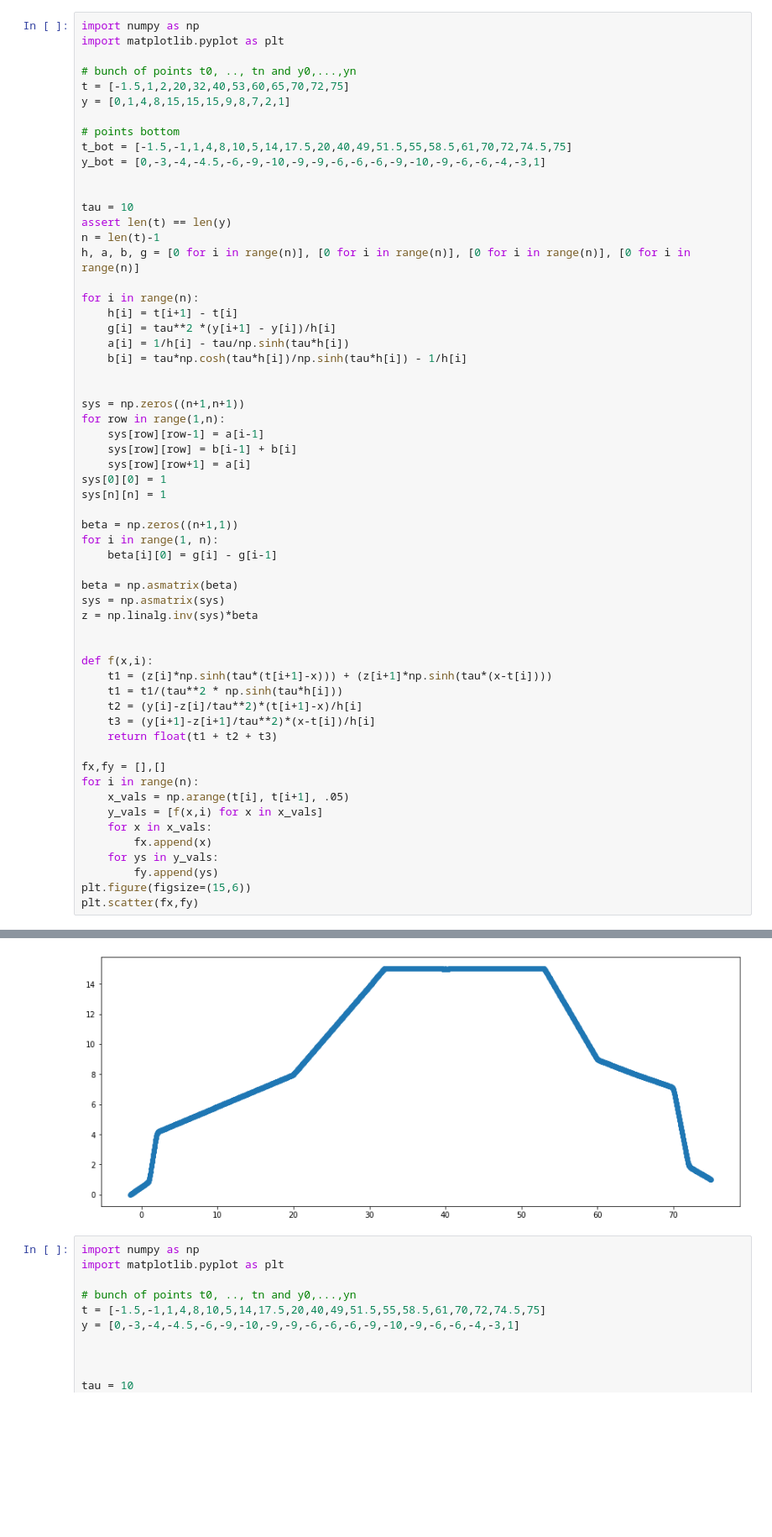
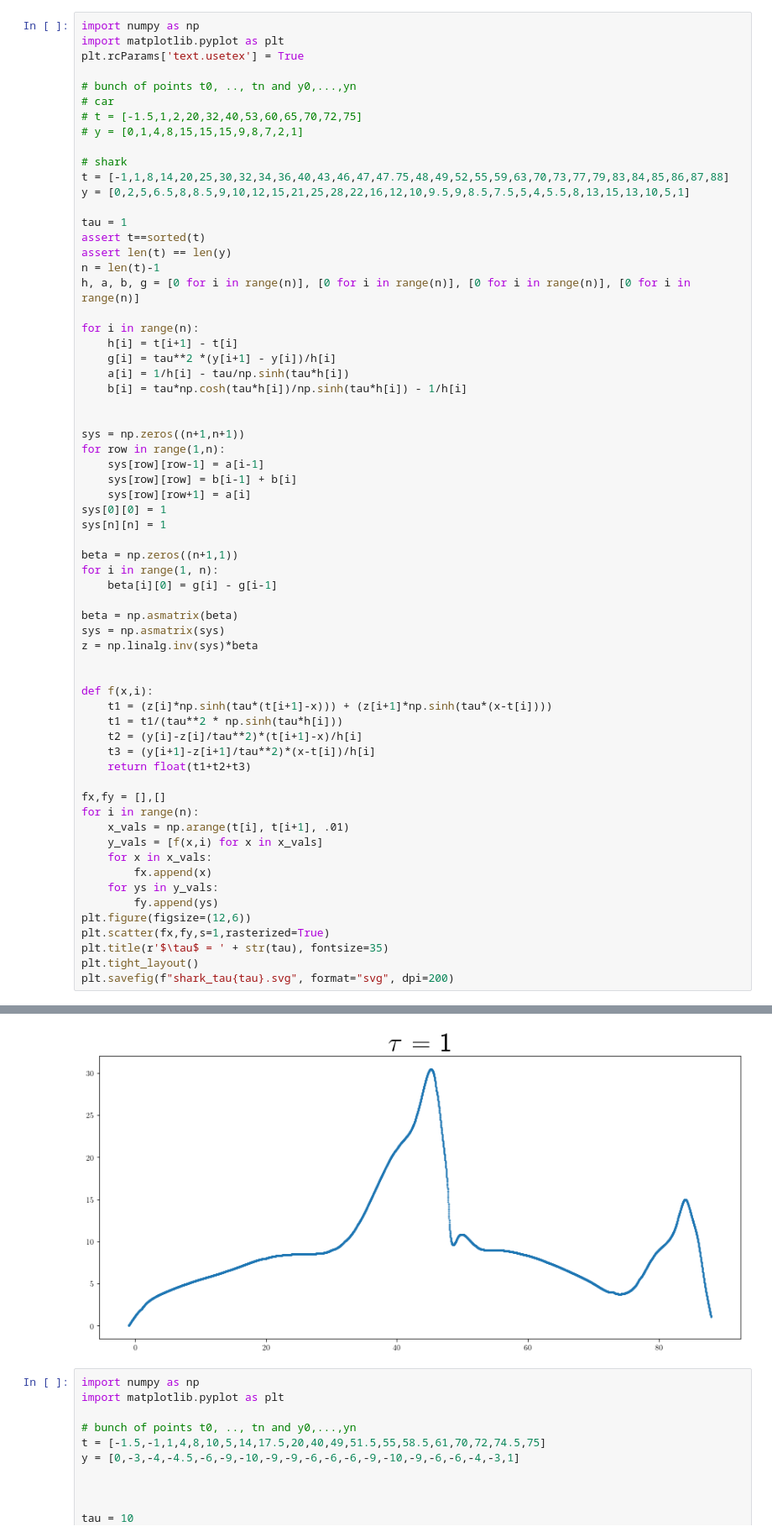
Before and after one commit to catxmai/math-212, a Jupyter notebook: tension_spline.ipynb, the cells around one changed output, grey strips where cells are left out. Shown at 84% size. Cells and saved outputs as stored; diff of their text form; blank space fills up the shorter version.

Commit message:
add shark

```diff
--- a/tension_spline.ipynb
+++ b/tension_spline.ipynb
@@ -1,17 +1,19 @@
 # %%
 import numpy as np
 import matplotlib.pyplot as plt
+plt.rcParams['text.usetex'] = True
 
 # bunch of points t0, .., tn and y0,...,yn
-t = [-1.5,1,2,20,32,40,53,60,65,70,72,75]
-y = [0,1,4,8,15,15,15,9,8,7,2,1]
+# car
+# t = [-1.5,1,2,20,32,40,53,60,65,70,72,75]
+# y = [0,1,4,8,15,15,15,9,8,7,2,1]
 
-# points bottom
-t_bot = [-1.5,-1,1,4,8,10,5,14,17.5,20,40,49,51.5,55,58.5,61,70,72,74.5,75]
-y_bot = [0,-3,-4,-4.5,-6,-9,-10,-9,-9,-6,-6,-6,-9,-10,-9,-6,-6,-4,-3,1]
+# shark
+t = [-1,1,8,14,20,25,30,32,34,36,40,43,46,47,47.75,48,49,52,55,59,63,70,73,77,79,83,84,85,86,87,88]
+y = [0,2,5,6.5,8,8.5,9,10,12,15,21,25,28,22,16,12,10,9.5,9,8.5,7.5,5,4,5.5,8,13,15,13,10,5,1]
 
-
-tau = 10
+tau = 1
+assert t==sorted(t)
 assert len(t) == len(y)
 n = len(t)-1
 h, a, b, g = [0 for i in range(n)], [0 for i in range(n)], [0 for i in range(n)], [0 for i in range(n)]
@@ -45,16 +47,19 @@ def f(x,i):
     t1 = t1/(tau**2 * np.sinh(tau*h[i]))
     t2 = (y[i]-z[i]/tau**2)*(t[i+1]-x)/h[i]
     t3 = (y[i+1]-z[i+1]/tau**2)*(x-t[i])/h[i]
-    return float(t1 + t2 + t3)
+    return float(t1+t2+t3)
 
 fx,fy = [],[]
 for i in range(n):
-    x_vals = np.arange(t[i], t[i+1], .05)
+    x_vals = np.arange(t[i], t[i+1], .01)
     y_vals = [f(x,i) for x in x_vals]
     for x in x_vals:
         fx.append(x)
     for ys in y_vals:
         fy.append(ys)
-plt.figure(figsize=(15,6))
-plt.scatter(fx,fy)
+plt.figure(figsize=(12,6))
+plt.scatter(fx,fy,s=1,rasterized=True)
+plt.title(r'$\tau$ = ' + str(tau), fontsize=35)
+plt.tight_layout()
+plt.savefig(f"shark_tau{tau}.svg", format="svg", dpi=200)
 # %% [output]
@@ -62,4 +66,4 @@ plt.scatter(fx,fy)
-[figure, old version]
+[figure, new version]
 # %%
 import numpy as np
 import matplotlib.pyplot as plt
```
Also changed, not shown: parts of 2 cells of this notebook, 1 other file.
